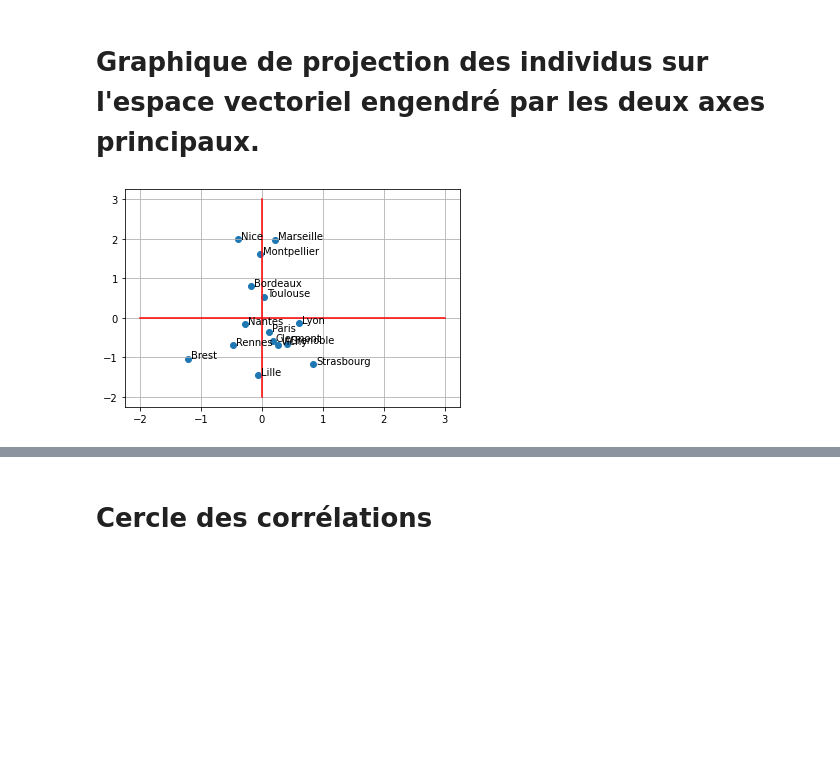
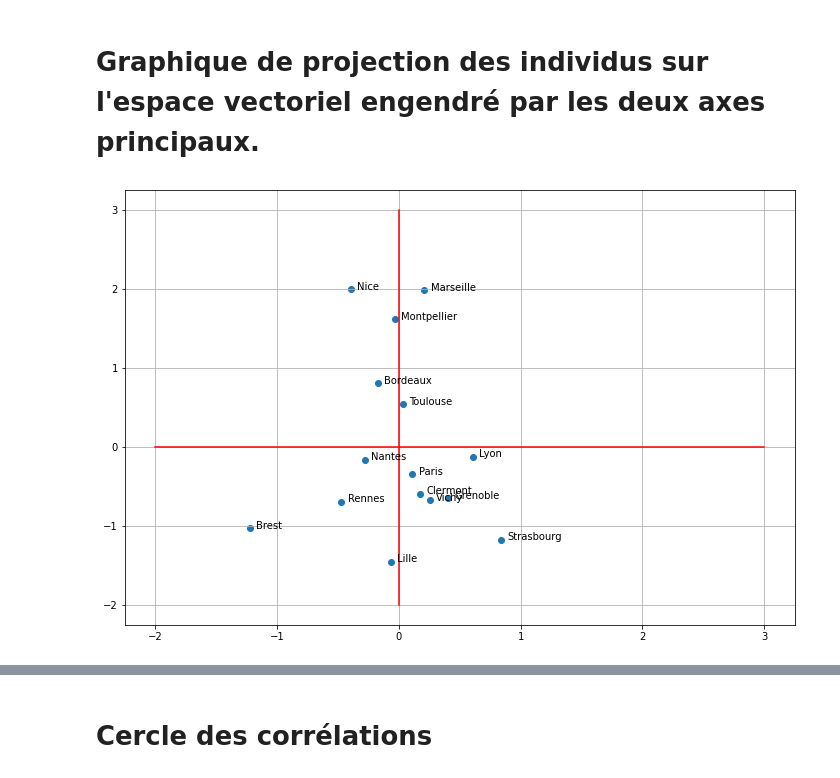
Before and after one commit to damien1976/objet-detection-with-YOLOv5-using-webcam-in-colab, a Jupyter notebook: Etude_acp_sur_températures_villes.ipynb, the cells around one changed output, grey strips where cells are left out. Cells and saved outputs as stored; diff of their text form; code cells hidden in the pictures; blank space fills up the shorter version.

```diff
--- a/Etude_acp_sur_températures_villes.ipynb
+++ b/Etude_acp_sur_températures_villes.ipynb
@@ -177,15 +177,16 @@ print(vec_X, "\n", vec_Y)
 # %% [markdown]
 # Graphique de projection des individus sur l'espace vectoriel engendré par les deux axes principaux.
 # %%
+plt.figure(1, figsize=(12, 8))
 plt.scatter(vec_X, vec_Y)
 for i, txt in enumerate(villes):
     plt.annotate(txt, (vec_X[i]+0.05, vec_Y[i]))
 plt.grid()
 plt.plot([-2, 3], [0, 0], "red")
 plt.plot([0, 0], [-2, 3], "red")
 plt.show()
 # %% [output]
-[figure, old version]
+[figure, new version]
 # %%
 # On complète le code précédent en ajoutant une couleur à la ville en fonction de la région (NE, NO, SE, SO)
 def couleur(ville):
```
Also changed, not shown: parts of 3 cells of this notebook.
